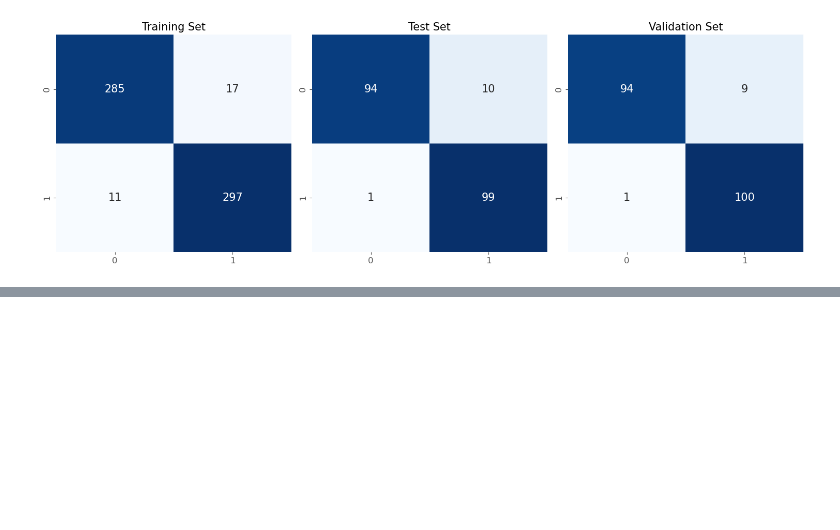
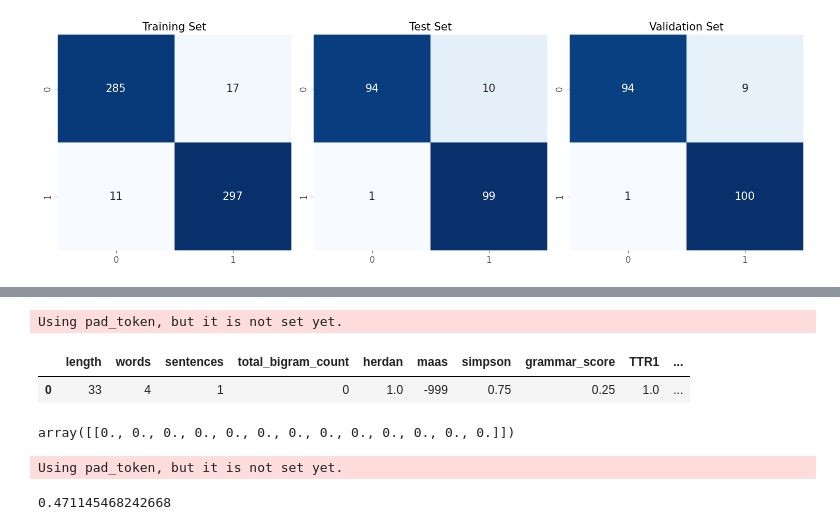
Before and after one commit to do3-173/FDS_Final, a Jupyter notebook: LR_with_TFIDF_and_NEWFEATURES.ipynb, the cells around one changed output, grey strips where cells are left out. Drawn from its saved outputs; the diff is of its cells as text; code cells hidden in the pictures; blank space fills up the shorter version.

```diff
--- a/LR_with_TFIDF_and_NEWFEATURES.ipynb
+++ b/LR_with_TFIDF_and_NEWFEATURES.ipynb
@@ -980,0 +981,8 @@ plt.show()
+# %%
+def preprocessing(post):
+    post = lowering(post)
+    post = remove_url(post)
+    post  = remove_accents(post)
+    post = remove_punctuation(post)
+    post = remove_extra_spaces(post)
+    return post
@@ -980,0 +1063,14 @@ plt.show()
+# %%
+prova = create_columns("data collection points estimators")
+# %% [output]
+Using pad_token, but it is not set yet.
+# %%
+prova
+# %% [output]
+|  | length | words | sentences | total_bigram_count | herdan | maas | simpson | grammar_score | TTR1 | ... |
+| 0 | 33 | 4 | 1 | 0 | 1.0 | -999 | 0.75 | 0.25 | 1.0 | ... |
+# %%
+article_scaled = scaler.transform(prova)
+article_scaled
+# %% [output]
+array([[0., 0., 0., 0., 0., 0., 0., 0., 0., 0., 0., 0., 0.]])
@@ -980,0 +1081,5 @@ plt.show()
+# %%
+isAI("data point data")
+# %% [output]
+Using pad_token, but it is not set yet.
+0.471145468242668
```
Also changed, not shown: parts of 19 cells of this notebook.
